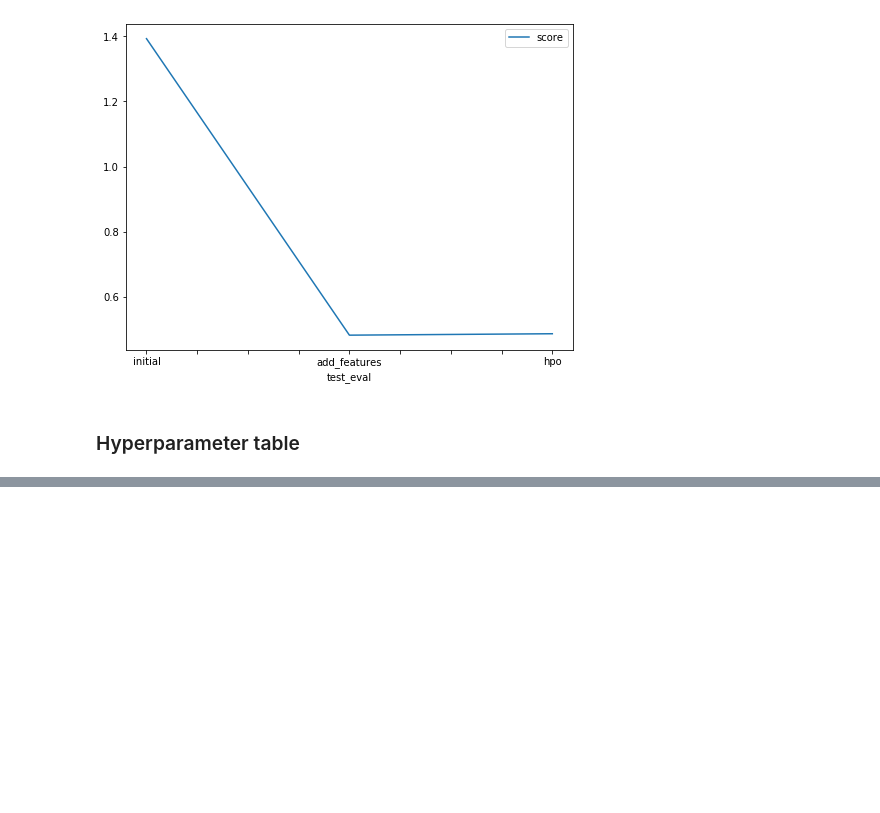
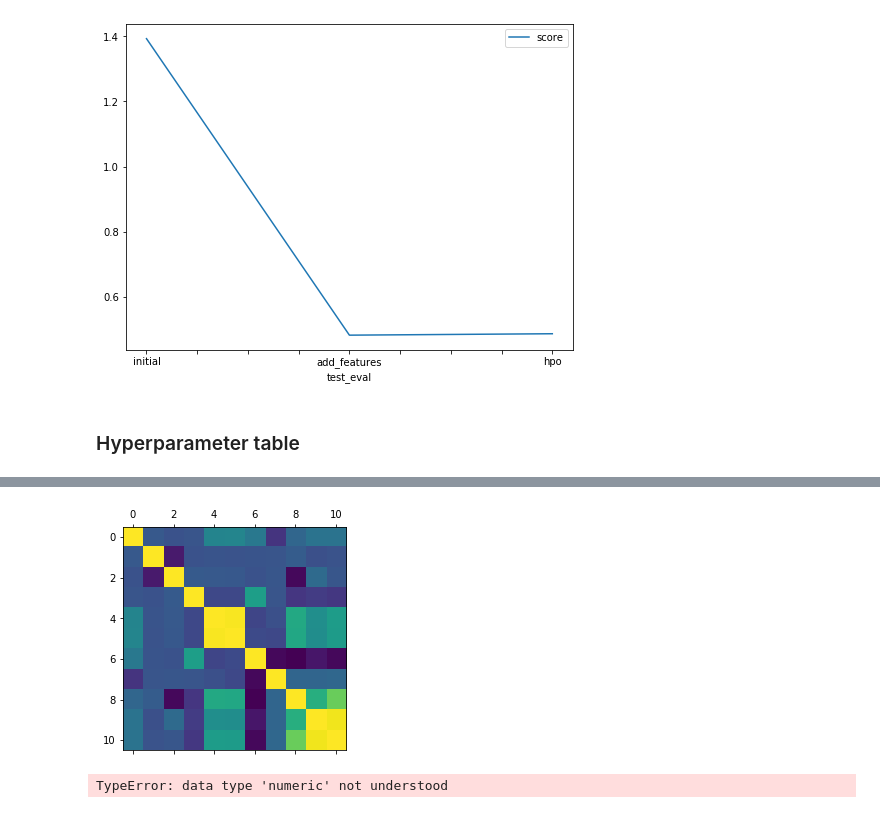
Before and after one commit to cyanmage/-bike-sharing-project-ml-nanodegree-course-aws-ml-sagemaker, a Jupyter notebook: project-template-final.ipynb, the cells around one changed output, grey strips where cells are left out. Drawn from its saved outputs; the diff is of its cells as text; code cells hidden in the pictures; blank space fills up the shorter version.

Commit message:
heatmap + scores comparison in report

```diff
--- a/project-template-final.ipynb
+++ b/project-template-final.ipynb
@@ -911,0 +920,3 @@ pd.DataFrame({
+# %%
+corr = train.corr()
+corr
@@ -911,0 +936,12 @@ pd.DataFrame({
+# %%
+import matplotlib.pyplot as plt
+
+plt.matshow(corr)
+plt.show()
+# %% [output]
+[figure, added]
+# %%
+
+sns.pairplot(train.select_dtypes(include=['numeric']))
+# %% [output]
+TypeError: data type 'numeric' not understood
```
Also changed, not shown: parts of 7 cells of this notebook, 1 other file.
